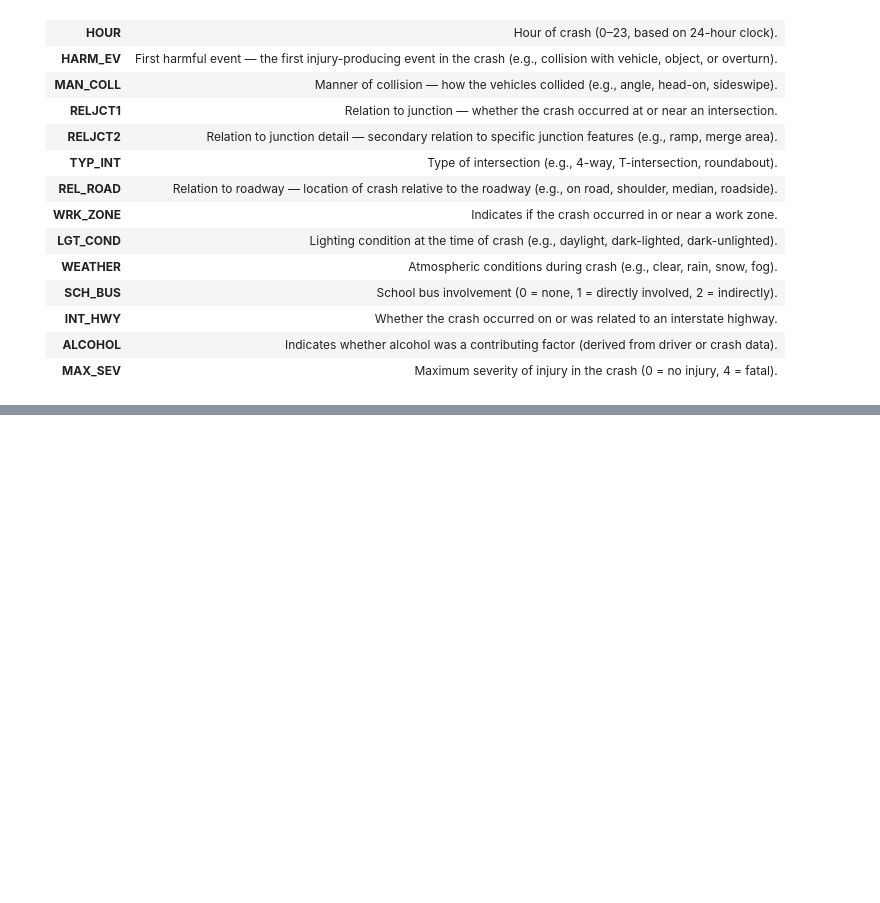
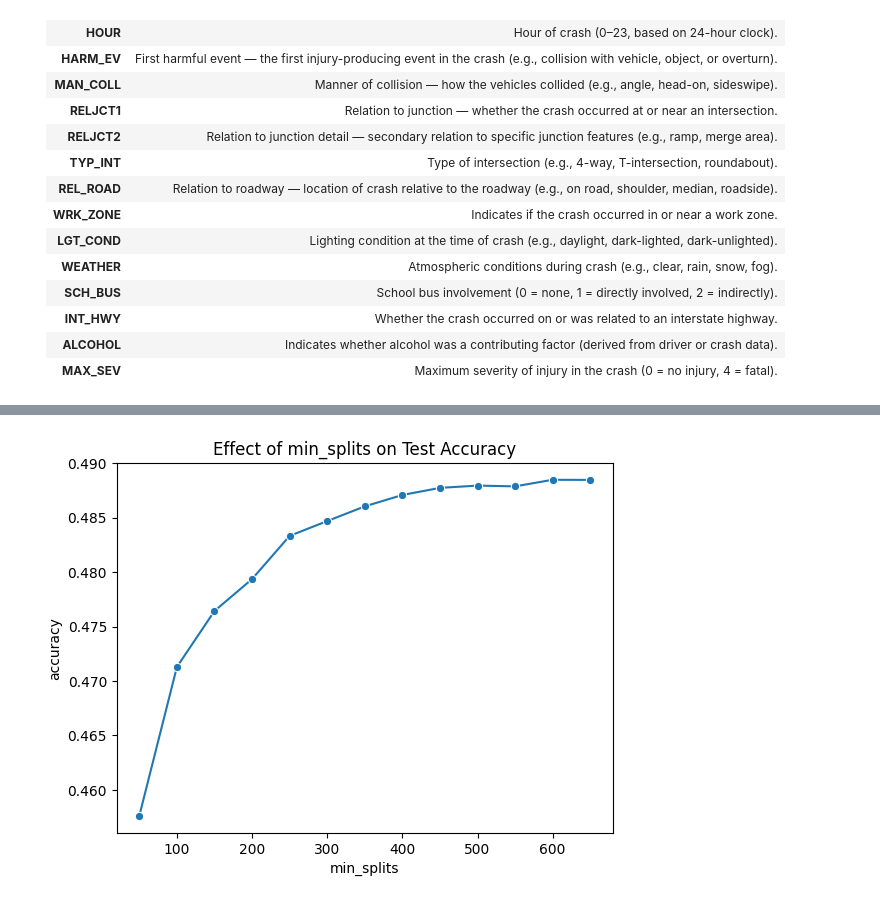
Before and after one commit to emmab0118/Data_Miners, a Jupyter notebook: demo.ipynb, the cells around one changed output, grey strips where cells are left out. Cells and saved outputs as stored; diff of their text form; code cells hidden in the pictures; blank space fills up the shorter version.

```diff
--- a/demo.ipynb
+++ b/demo.ipynb
@@ -365,0 +386,17 @@ weighted avg       0.45      0.52      0.41     91689
+# %%
+min_splits = range(50,700,50)
+acc2 = []
+for i in min_splits:
+    dt = DecisionTreeClassifier(max_depth=None,min_samples_split=i, random_state=42)
+    dt.fit(X_train,y_train)
+    acc2.append(dt.score(X_test, y_test))
+#Plot the trend using seaborn
+df_split = pd.DataFrame({
+    "min_splits": min_splits,
+    "accuracy": acc2
+})
+sns.lineplot(data=df_split, x="min_splits", y="accuracy", marker="o")
+plt.title("Effect of min_splits on Test Accuracy")
+plt.show()
+# %% [output]
+[figure, added]
```
Also changed, not shown: parts of 26 cells of this notebook, 1 other file.
